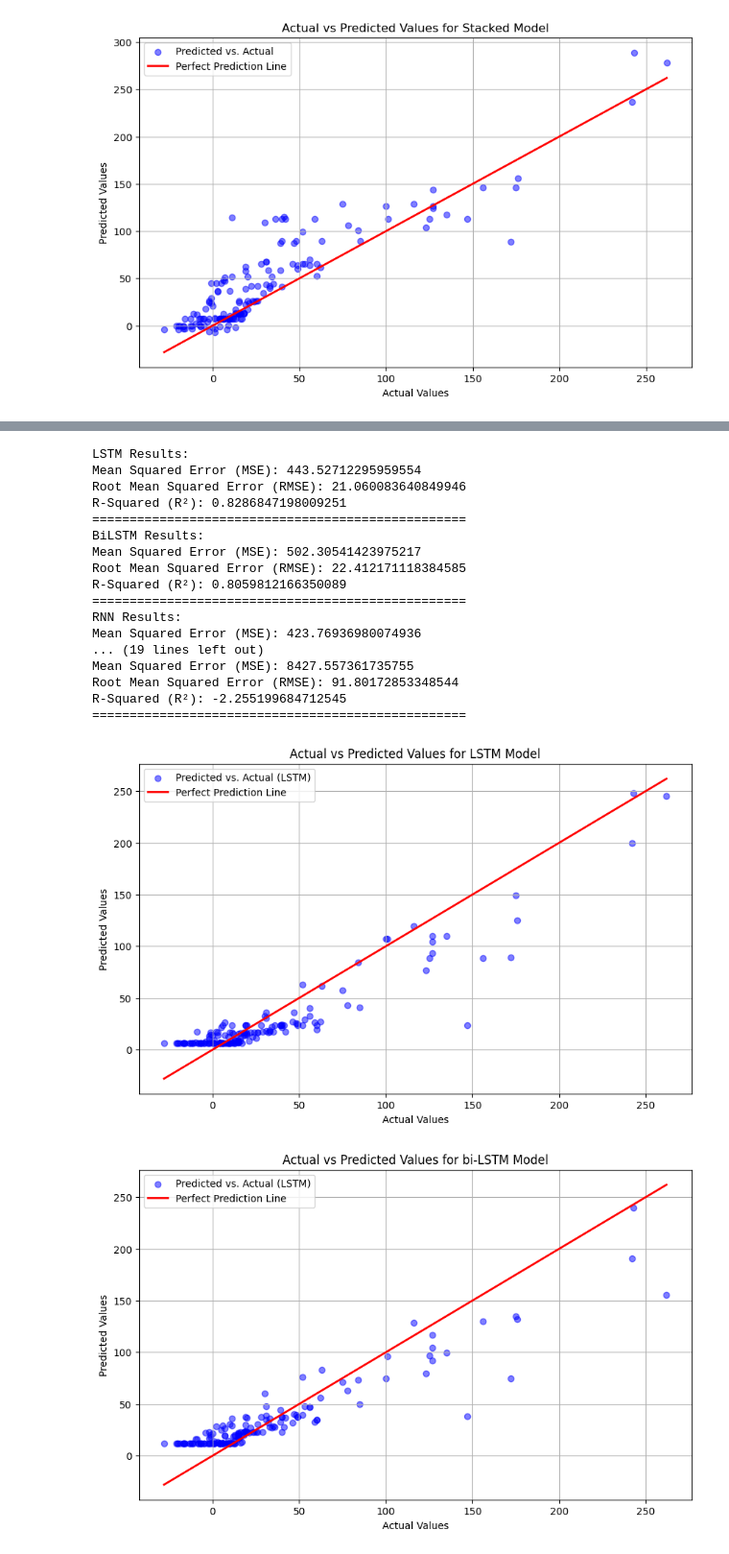
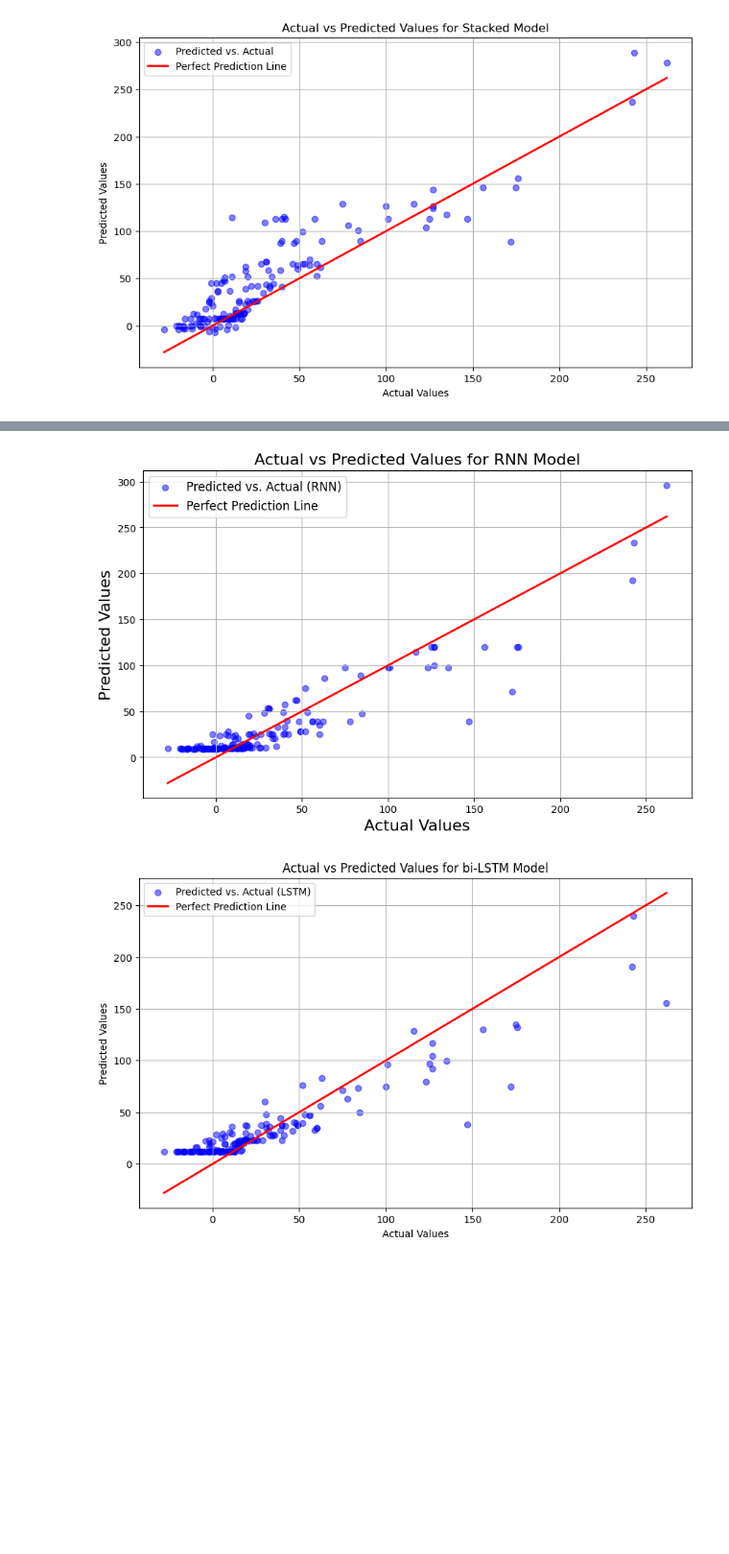
Before and after one commit to illuminatryX/TrainDelay, a Jupyter notebook: Multiple Stations/BOSS.ipynb, the cells around one changed output, grey strips where cells are left out. Shown: that part at 96% size. Cells and saved outputs as stored; diff of their text form; code cells hidden in the pictures; blank space fills up the shorter version.

```diff
--- a/Multiple Stations/BOSS.ipynb
+++ b/Multiple Stations/BOSS.ipynb
@@ -506,26 +534,26 @@ def build_and_train_rnn_model(model_type, X_train, y_train, X_test):
     return scaler_y.inverse_transform(model.predict(X_test).flatten().reshape(-1, 1)).flatten()
 
 # Get predictions for test sets from each model
-predictions_lstm_test = build_and_train_rnn_model("LSTM", X_train_rnn, y_train_scaled, X_test_rnn)
-predictions_bilstm_test = build_and_train_rnn_model("BiLSTM", X_train_rnn, y_train_scaled, X_test_rnn)
+# predictions_lstm_test = build_and_train_rnn_model("LSTM", X_train_rnn, y_train_scaled, X_test_rnn)
+# predictions_bilstm_test = build_and_train_rnn_model("BiLSTM", X_train_rnn, y_train_scaled, X_test_rnn)
 predictions_rnn_test = build_and_train_rnn_model("RNN", X_train_rnn, y_train_scaled, X_test_rnn)
-predictions_birnn_test = build_and_train_rnn_model("BiRNN", X_train_rnn, y_train_scaled, X_test_rnn)
+# predictions_birnn_test = build_and_train_rnn_model("BiRNN", X_train_rnn, y_train_scaled, X_test_rnn)
 
 # Train and predict using ARMA model
-arma_model = AutoReg(y_train, lags=3).fit()
-predictions_arma_test = arma_model.predict(start=len(y_train), end=len(y_train) + len(y_test) - 1)
+# arma_model = AutoReg(y_train, lags=3).fit()
+# predictions_arma_test = arma_model.predict(start=len(y_train), end=len(y_train) + len(y_test) - 1)
 
-# Train and predict using ARIMA model
-arima_model = ARIMA(y_train, order=(3, 1, 0)).fit()
-predictions_arima_test = arima_model.forecast(steps=len(y_test))
+# # Train and predict using ARIMA model
+# arima_model = ARIMA(y_train, order=(3, 1, 0)).fit()
+# predictions_arima_test = arima_model.forecast(steps=len(y_test))
 
-# Prophet model
-train_df = pd.DataFrame({'ds': pd.date_range(start='2022-01-01', periods=len(y_train)), 'y': y_train})
-test_df = pd.DataFrame({'ds': pd.date_range(start='2022-01-01', periods=len(y_test))})
-prophet_model = Prophet()
-prophet_model.fit(train_df)
-prophet_forecast_test = prophet_model.predict(test_df)
-predictions_prophet_test = prophet_forecast_test['yhat'].values
+# # Prophet model
+# train_df = pd.DataFrame({'ds': pd.date_range(start='2022-01-01', periods=len(y_train)), 'y': y_train})
+# test_df = pd.DataFrame({'ds': pd.date_range(start='2022-01-01', periods=len(y_test))})
+# prophet_model = Prophet()
+# prophet_model.fit(train_df)
+# prophet_forecast_test = prophet_model.predict(test_df)
+# predictions_prophet_test = prophet_forecast_test['yhat'].values
 
 # Function to evaluate model predictions
 def evaluate_model(y_true, y_pred, model_name):
@@ -539,22 +567,29 @@ def evaluate_model(y_true, y_pred, model_name):
     print("=" * 50)
 
 # Evaluate all models
-evaluate_model(y_test, predictions_lstm_test, "LSTM")
-evaluate_model(y_test, predictions_bilstm_test, "BiLSTM")
+# evaluate_model(y_test, predictions_lstm_test, "LSTM")
+# evaluate_model(y_test, predictions_bilstm_test, "BiLSTM")
 evaluate_model(y_test, predictions_rnn_test, "RNN")
-evaluate_model(y_test, predictions_birnn_test, "BiRNN")
-evaluate_model(y_test, predictions_arma_test, "ARMA")
-evaluate_model(y_test, predictions_arima_test, "ARIMA")
-evaluate_model(y_test, predictions_prophet_test, "Prophet")
+# evaluate_model(y_test, predictions_birnn_test, "BiRNN")
+# evaluate_model(y_test, predictions_arma_test, "ARMA")
+# evaluate_model(y_test, predictions_arima_test, "ARIMA")
+# evaluate_model(y_test, predictions_prophet_test, "Prophet")
 
-# Scatter plot of actual vs predicted values for one model as an example
+
+# Your plotting code
 plt.figure(figsize=(10, 6))
-plt.scatter(y_test, predictions_lstm_test, alpha=0.5, color='blue', label='Predicted vs. Actual (LSTM)')
+plt.scatter(y_test, predictions_rnn_test, alpha=0.5, color='blue', label='Predicted vs. Actual (RNN)')
 plt.plot([min(y_test), max(y_test)], [min(y_test), max(y_test)], color='red', lw=2, label='Perfect Prediction Line')
-plt.xlabel('Actual Values')
-plt.ylabel('Predicted Values')
-plt.title('Actual vs Predicted Values for LSTM Model')
-plt.legend()
+plt.xlabel('Actual Values', fontsize=16)
+plt.ylabel('Predicted Values', fontsize=16)
+plt.title('Actual vs Predicted Values for RNN Model', fontsize=16)
+
+plt.legend(fontsize=12)
 plt.grid(True)
+
+# Save the figure with higher resolution
+plt.savefig('RNN.png', dpi=400, bbox_inches='tight')
+
+# Show the plot (optional)
 plt.show()
 # %% [output]
@@ -567,21 +602,4 @@ plt.show()
-LSTM Results:
-Mean Squared Error (MSE): 443.52712295959554
-Root Mean Squared Error (RMSE): 21.060083640849946
-R-Squared (R²): 0.8286847198009251
-==================================================
-BiLSTM Results:
-Mean Squared Error (MSE): 502.30541423975217
-Root Mean Squared Error (RMSE): 22.412171118384585
-R-Squared (R²): 0.8059812166350089
-==================================================
-RNN Results:
-Mean Squared Error (MSE): 423.76936980074936
-... (19 lines left out)
-Mean Squared Error (MSE): 8427.557361735755
-Root Mean Squared Error (RMSE): 91.80172853348544
-R-Squared (R²): -2.255199684712545
-==================================================
-[figure, old version]
+[figure, new version]
 # %%
 plt.figure(figsize=(10, 6))
 plt.scatter(y_test, predictions_bilstm_test, alpha=0.5, color='blue', label='Predicted vs. Actual (LSTM)')
```
Also changed, not shown: parts of 4 cells of this notebook, 7 other files.
